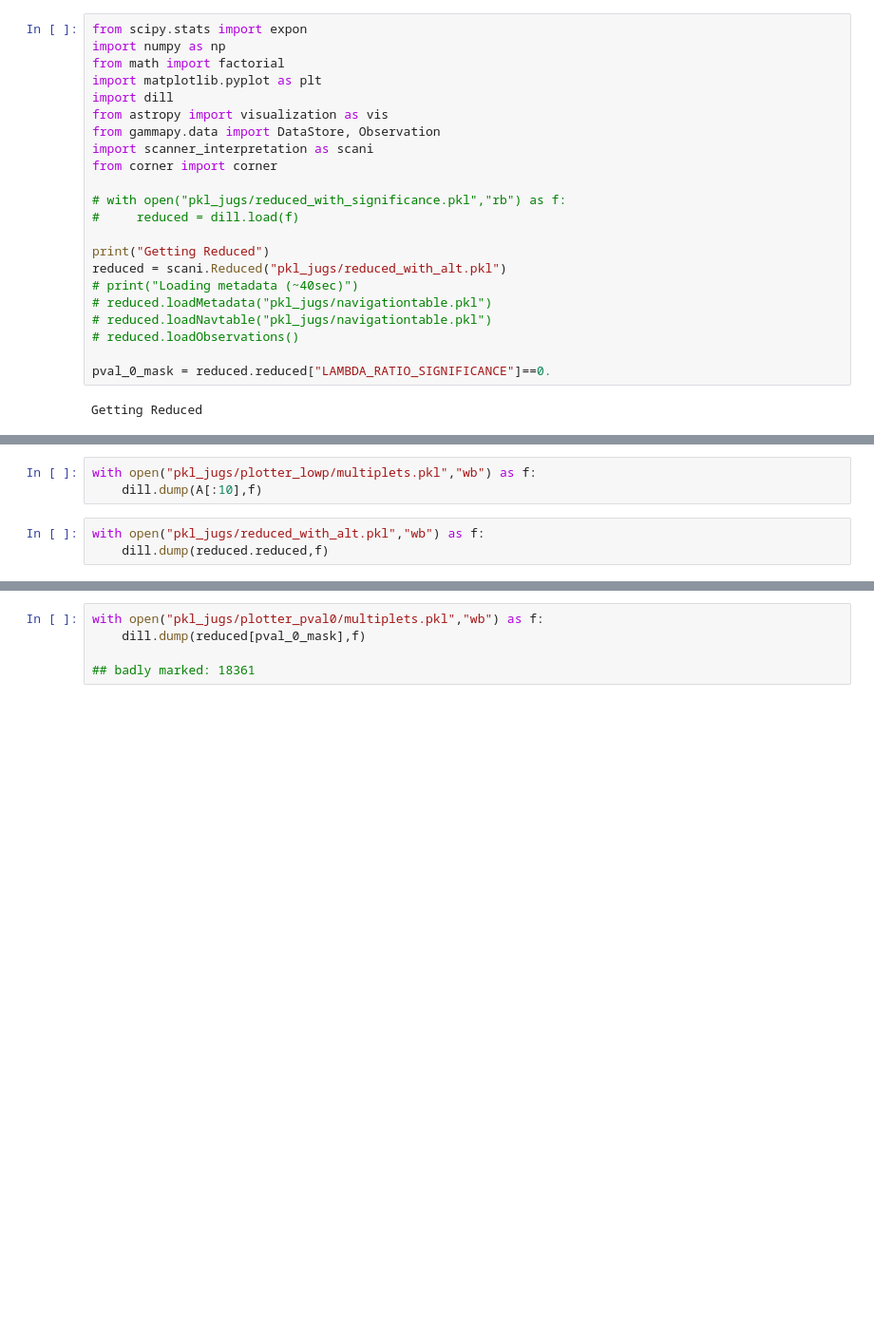
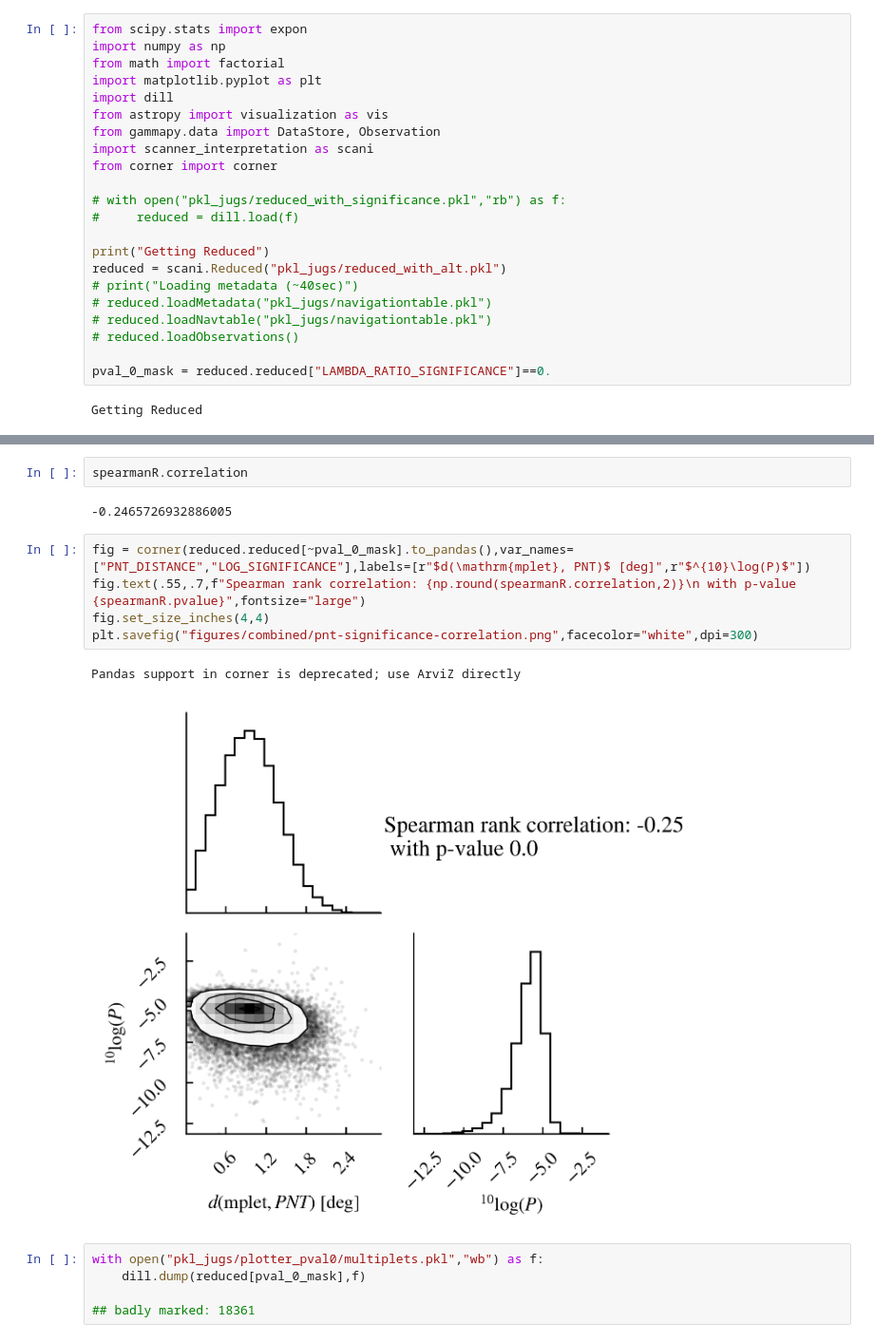
Before and after one commit to annanayjaitly/gamma_transients, a Jupyter notebook: testing/significance.ipynb, the cells around one changed output, grey strips where cells are left out. Shown at 95% size. Drawn from its saved outputs; the diff is of its cells as text; blank space fills up the shorter version.

```diff
--- a/testing/significance.ipynb
+++ b/testing/significance.ipynb
@@ -35,6 +31,0 @@ Row index=2
-# %%
-with open("pkl_jugs/plotter_lowp/multiplets.pkl","wb") as f:
-    dill.dump(A[:10],f)
-# %%
-with open("pkl_jugs/reduced_with_alt.pkl","wb") as f:
-    dill.dump(reduced.reduced,f)
@@ -54,3 +40,15 @@ fig = corner(reduced.reduced[~pval_0_mask].to_pandas(),var_names=["PNT_DISTANCE"
+# %%
+spearmanR.correlation
+# %% [output]
+-0.2465726932886005
+# %%
+fig = corner(reduced.reduced[~pval_0_mask].to_pandas(),var_names=["PNT_DISTANCE","LOG_SIGNIFICANCE"],labels=[r"$d(\mathrm{mplet}, PNT)$ [deg]",r"$^{10}\log(P)$"])
+fig.text(.55,.7,f"Spearman rank correlation: {np.round(spearmanR.correlation,2)}\n with p-value {spearmanR.pvalue}",fontsize="large")
+fig.set_size_inches(4,4)
+plt.savefig("figures/combined/pnt-significance-correlation.png",facecolor="white",dpi=300)
+# %% [output]
+Pandas support in corner is deprecated; use ArviZ directly
+[figure, added]
 # %%
 with open("pkl_jugs/plotter_pval0/multiplets.pkl","wb") as f:
     dill.dump(reduced[pval_0_mask],f)
```
Also changed, not shown: parts of 6 cells of this notebook, 7 other files.
